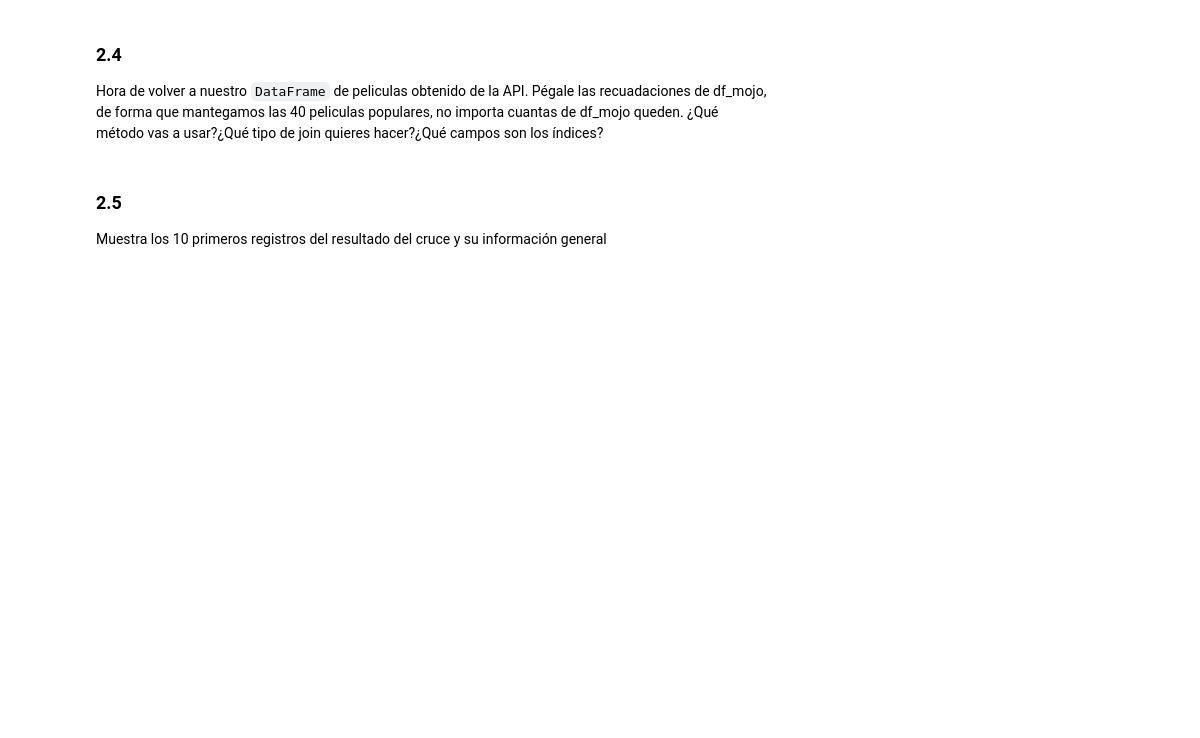
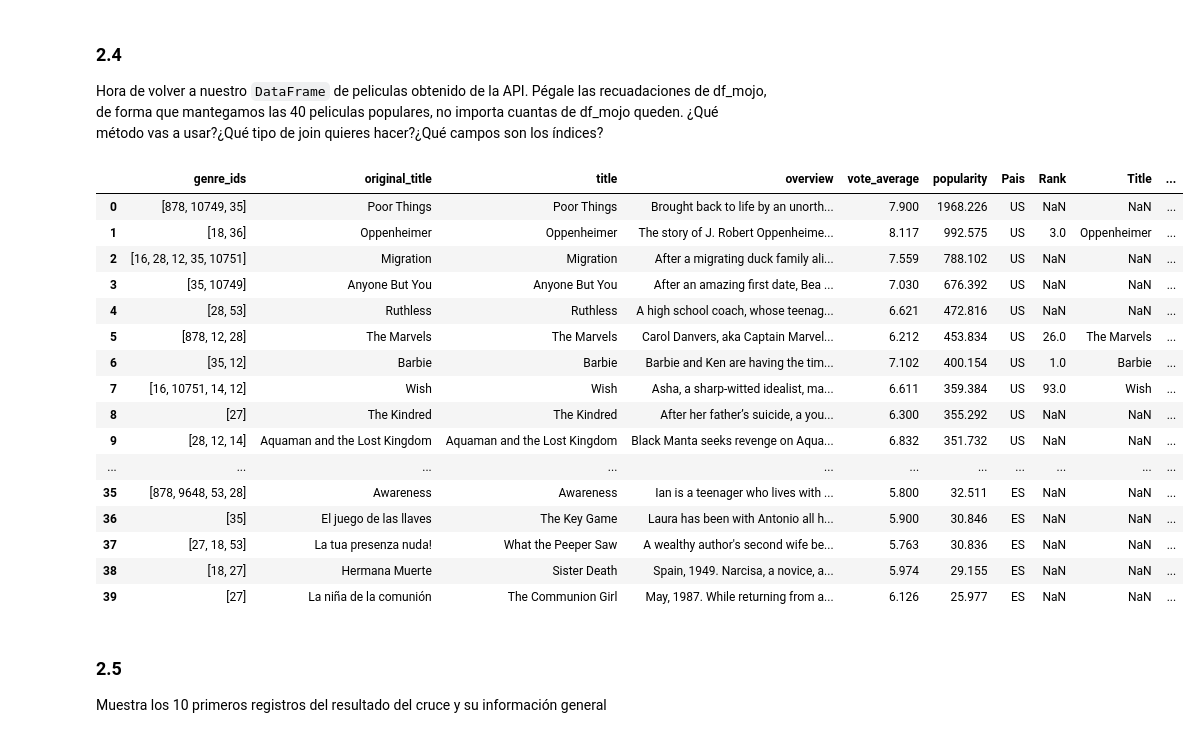
Before and after one commit to PIPM2001/DS_Online_Feb24_Exercises, a Jupyter notebook: 03_Analisis_de_Datos/Sprint_06/Unidad_2/Practica_Obligatoria/18_Practica_Obligatoria_Scraping_API.ipynb, the cells around one changed output. Saved outputs shown, nothing was run; the diff lists cells and outputs as text; code cells hidden in the pictures; blank space fills up the shorter version.

```diff
--- a/03_Analisis_de_Datos/Sprint_06/Unidad_2/Practica_Obligatoria/18_Practica_Obligatoria_Scraping_API.ipynb
+++ b/03_Analisis_de_Datos/Sprint_06/Unidad_2/Practica_Obligatoria/18_Practica_Obligatoria_Scraping_API.ipynb
@@ -413,3 +420,6 @@ Para hacerte más sencillo el trabajo, te doy aquí algunas pistas:
 ### 2.2
 # %% [markdown]
 Si no has podido hacer el ejercicio Extra anterior, lee los datos que hay en "./data/mojo_data.xlsx", cargándolos en un dataframe al que puedes poner por nombre "df_mojo". Usar "Rank" como índice y muestra el contenido y su información general.
+# %%
+df_mojo = pd.read_excel("./data/mojo_data.xlsx")
+df_mojo
@@ -417,3 +441,6 @@ Si no has podido hacer el ejercicio Extra anterior, lee los datos que hay en "./
 ### 2.3
 # %% [markdown]
 Algunos campos tendrán un nombre raro, cambia esos % por el "<nombre de la columna anterior>_%_var"
+# %%
+df_mojo = df_mojo.rename(columns={"%": "%_Domestic", "%.1": "%_Foreing"})
+df_mojo
@@ -421,6 +462,27 @@ Algunos campos tendrán un nombre raro, cambia esos % por el "<nombre de la colu
 ### 2.4
 
 Hora de volver a nuestro `DataFrame` de peliculas obtenido de la API. Pégale las recuadaciones de df_mojo, de forma que mantegamos las 40 peliculas populares, no importa cuantas de df_mojo queden. ¿Qué método vas a usar?¿Qué tipo de join quieres hacer?¿Qué campos son los índices?
+# %%
+df_base_movies_ing = df_base_movies.merge(df_mojo, how="left", left_on='title', right_on='Title')
+df_base_movies_ing
+# %% [output]
+|  | genre_ids | original_title | title | overview | vote_average | popularity | Pais | Rank | Title | ... |
+| 0 | [878, 10749, 35] | Poor Things | Poor Things | Brought back to life by an unorth... | 7.900 | 1968.226 | US | NaN | NaN | ... |
+| 1 | [18, 36] | Oppenheimer | Oppenheimer | The story of J. Robert Oppenheime... | 8.117 | 992.575 | US | 3.0 | Oppenheimer | ... |
+| 2 | [16, 28, 12, 35, 10751] | Migration | Migration | After a migrating duck family ali... | 7.559 | 788.102 | US | NaN | NaN | ... |
+| 3 | [35, 10749] | Anyone But You | Anyone But You | After an amazing first date, Bea ... | 7.030 | 676.392 | US | NaN | NaN | ... |
+| 4 | [28, 53] | Ruthless | Ruthless | A high school coach, whose teenag... | 6.621 | 472.816 | US | NaN | NaN | ... |
+| 5 | [878, 12, 28] | The Marvels | The Marvels | Carol Danvers, aka Captain Marvel... | 6.212 | 453.834 | US | 26.0 | The Marvels | ... |
+| 6 | [35, 12] | Barbie | Barbie | Barbie and Ken are having the tim... | 7.102 | 400.154 | US | 1.0 | Barbie | ... |
+| 7 | [16, 10751, 14, 12] | Wish | Wish | Asha, a sharp-witted idealist, ma... | 6.611 | 359.384 | US | 93.0 | Wish | ... |
+| 8 | [27] | The Kindred | The Kindred | After her father’s suicide, a you... | 6.300 | 355.292 | US | NaN | NaN | ... |
+| 9 | [28, 12, 14] | Aquaman and the Lost Kingdom | Aquaman and the Lost Kingdom | Black Manta seeks revenge on Aqua... | 6.832 | 351.732 | US | NaN | NaN | ... |
+| ... | ... | ... | ... | ... | ... | ... | ... | ... | ... | ... |
+| 35 | [878, 9648, 53, 28] | Awareness | Awareness | Ian is a teenager who lives with ... | 5.800 | 32.511 | ES | NaN | NaN | ... |
+| 36 | [35] | El juego de las llaves | The Key Game | Laura has been with Antonio all h... | 5.900 | 30.846 | ES | NaN | NaN | ... |
+| 37 | [27, 18, 53] | La tua presenza nuda! | What the Peeper Saw | A wealthy author's second wife be... | 5.763 | 30.836 | ES | NaN | NaN | ... |
+| 38 | [18, 27] | Hermana Muerte | Sister Death | Spain, 1949. Narcisa, a novice, a... | 5.974 | 29.155 | ES | NaN | NaN | ... |
+| 39 | [27] | La niña de la comunión | The Communion Girl | May, 1987. While returning from a... | 6.126 | 25.977 | ES | NaN | NaN | ... |
 # %% [markdown]
 ### 2.5
 Muestra los 10 primeros registros del resultado del cruce y su información general
```
Also changed, not shown: parts of 11 cells of this notebook.
